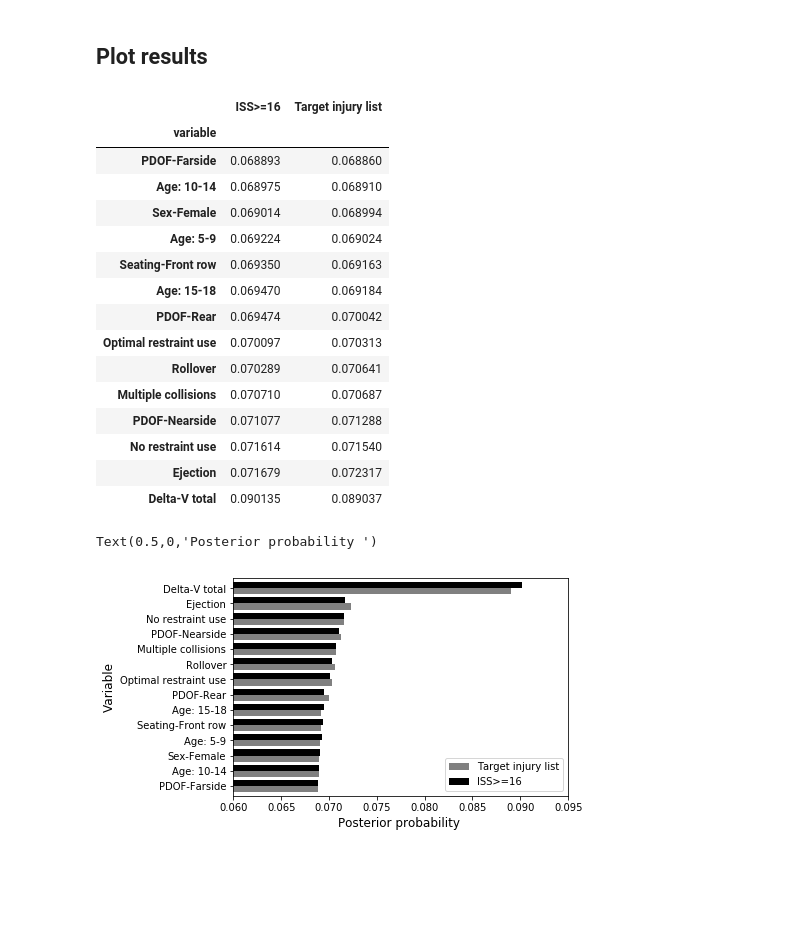
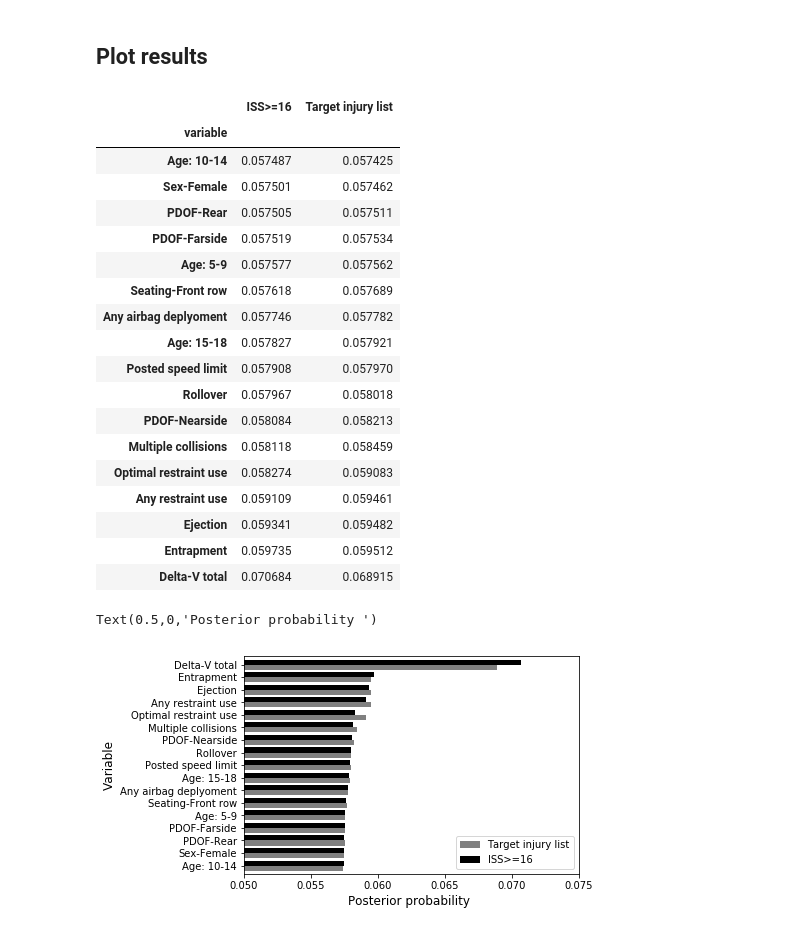
Before and after one commit to thartka/peds_mvc_triage, a Jupyter notebook: Code/400-Plot_posterior_prob.ipynb, the cells around one changed output. Saved outputs shown, nothing was run; the diff lists cells and outputs as text; code cells hidden in the pictures; blank space fills up the shorter version.

```diff
--- a/Code/400-Plot_posterior_prob.ipynb
+++ b/Code/400-Plot_posterior_prob.ipynb
@@ -14,8 +14,8 @@ from matplotlib.ticker import FormatStrFormatter
 ## Read data and combine
 # %%
 # read in data
-var_prob = pd.read_csv("../Results/Var_prob_10x-ISS.csv")
-var_prob_til = pd.read_csv("../Results/Var_prob_10x-TIL.csv")
+var_prob = pd.read_csv("../Results/Var_prob_10x-ext_pred-ISS.csv")
+var_prob_til = pd.read_csv("../Results/Var_prob_10x-ext_pred-TIL.csv")
 
 # rename ISS results
 var_prob = var_prob.rename(columns={'post_prob':'ISS>=16'})
@@ -39,9 +39,12 @@ var_prob = var_prob.rename(index={'age_10_14': 'Age: 10-14',
                      'prop_restraint':'Optimal restraint use',
                      'multicoll':'Multiple collisions',
                      'pdof_nearside':'PDOF-Nearside',
-                     'no_restraint':'No restraint use',
+                     'any_restraint':'Any restraint use',
                      'dvtotal':'Delta-V total',
-                     'ejection':'Ejection'})
+                     'ejection':'Ejection',
+                     'entrapment':'Entrapment',
+                     'splimit':'Posted speed limit',
+                     'abdeply':'Any airbag deplyoment'})
 # %% [markdown]
 ## Plot results
 # %%
@@ -52,38 +55,41 @@ var_prob
 # %% [output]
 |  | ISS>=16 | Target injury list |
 | variable |  |  |
-| PDOF-Farside | 0.068893 | 0.068860 |
-| Age: 10-14 | 0.068975 | 0.068910 |
-| Sex-Female | 0.069014 | 0.068994 |
-| Age: 5-9 | 0.069224 | 0.069024 |
-| Seating-Front row | 0.069350 | 0.069163 |
-| Age: 15-18 | 0.069470 | 0.069184 |
-| PDOF-Rear | 0.069474 | 0.070042 |
-| Optimal restraint use | 0.070097 | 0.070313 |
-| Rollover | 0.070289 | 0.070641 |
-| Multiple collisions | 0.070710 | 0.070687 |
-| PDOF-Nearside | 0.071077 | 0.071288 |
-| No restraint use | 0.071614 | 0.071540 |
-| Ejection | 0.071679 | 0.072317 |
-| Delta-V total | 0.090135 | 0.089037 |
+| Age: 10-14 | 0.057487 | 0.057425 |
+| Sex-Female | 0.057501 | 0.057462 |
+| PDOF-Rear | 0.057505 | 0.057511 |
+| PDOF-Farside | 0.057519 | 0.057534 |
+| Age: 5-9 | 0.057577 | 0.057562 |
+| Seating-Front row | 0.057618 | 0.057689 |
+| Any airbag deplyoment | 0.057746 | 0.057782 |
+| Age: 15-18 | 0.057827 | 0.057921 |
+| Posted speed limit | 0.057908 | 0.057970 |
+| Rollover | 0.057967 | 0.058018 |
+| PDOF-Nearside | 0.058084 | 0.058213 |
+| Multiple collisions | 0.058118 | 0.058459 |
+| Optimal restraint use | 0.058274 | 0.059083 |
+| Any restraint use | 0.059109 | 0.059461 |
+| Ejection | 0.059341 | 0.059482 |
+| Entrapment | 0.059735 | 0.059512 |
+| Delta-V total | 0.070684 | 0.068915 |
 # %%
 # set up plot
 #fig, ax = plt.subplots()
 
 # add data to horizontal var plot
 fig = var_prob[['Target injury list','ISS>=16']].plot(kind='barh',color=['grey','black'], width=0.8)
 
 # set limits
-plt.xlim(0.06, 0.095)
+plt.xlim(0.05, 0.075)
 
 # format y-axis ticks
 #ax.xaxis.set_major_formatter(FormatStrFormatter('%.2f'))
 
 # add labels
 plt.ylabel('Variable',size=12)
 plt.xlabel('Posterior probability ',size=12)
 
 #plt.show()
 # %% [output]
 Text(0.5,0,'Posterior probability ')
-[figure, old version]
+[figure, new version]
```
Also changed, not shown: parts of 1 cell of this notebook, 9 other files.
